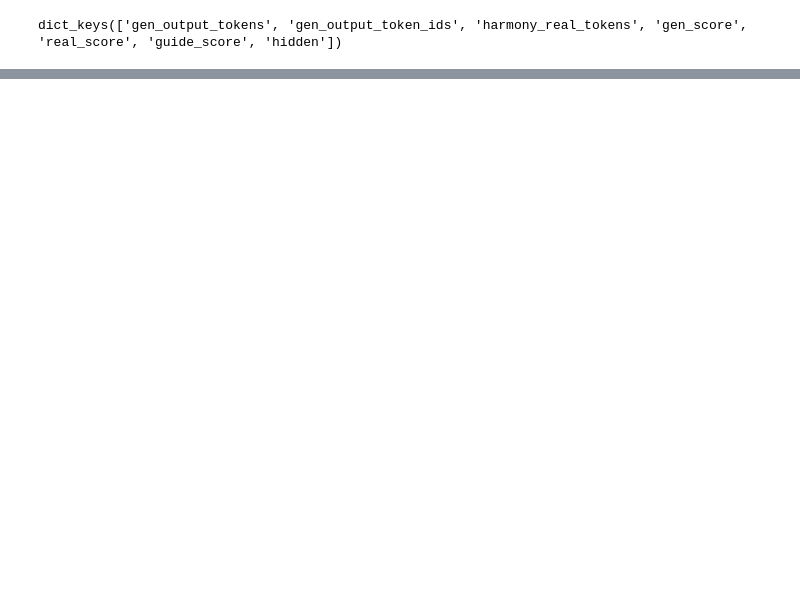
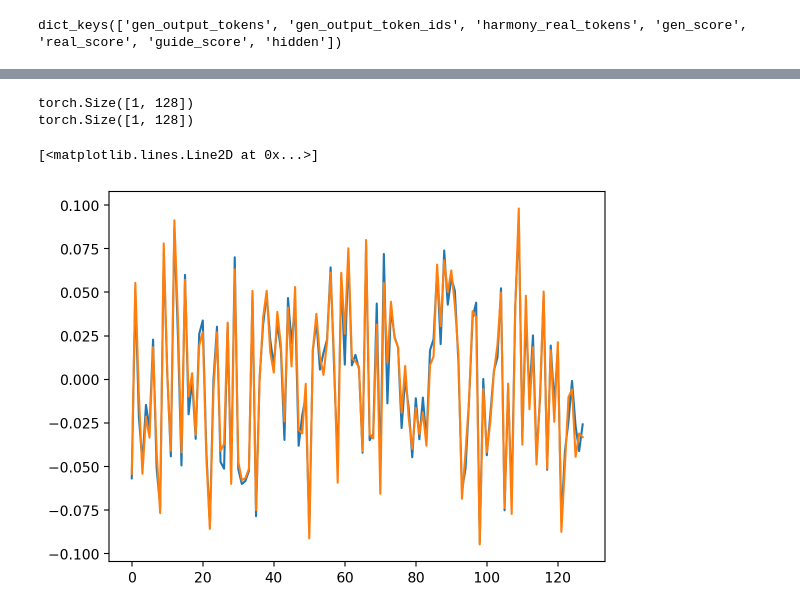
Before and after one commit to maximoskp/GraphMelHarm, a Jupyter notebook: test_generate.ipynb, the cells around one changed output, grey strips where cells are left out. Saved outputs shown, nothing was run; the diff lists cells and outputs as text; code cells hidden in the pictures; blank space fills up the shorter version.

```diff
--- a/test_generate.ipynb
+++ b/test_generate.ipynb
@@ -136,9 +136,10 @@ loading nott
 # in_seq = 'b_F#:7_@2;B:7_@2b_E:7_@2;A#:7_@2;'
 # in_seq = 'b_A#:7_@2;A:min6_@2'
 # in_seq = 'b_F:min_@2;A#:min_@2'
+# in_seq = 'b_E:min6_@2;A:7_@2b_F:min6_@2;A#:7_@2'
+# in_seq = 'G:maj;D:maj;G#:maj;D#:maj'
 # in_seq = 'b_E:7_@2;A:7_@2b_F:7_@2;A#:7_@2'
-in_seq = 'b_E:min6_@2;A:7_@2b_F:min6_@2;A#:7_@2'
-# in_seq = 'G:maj;D:maj;G#:maj;D#:maj'
+in_seq = 'b_D:min11_@2;B:min11_@2b_C:min11_@2;F#:min11_@2'
 # %%
 y_graph_FiLM = get_graph_embeddings_from_string_with_model(in_seq, graph_model_FiLM)
 y_graph_LoRA = get_graph_embeddings_from_string_with_model(in_seq, graph_model_LoRA)
@@ -346,0 +357,26 @@ m.make_bilstm_seq_of_segment(0,4)
+# %%
+cos = torch.nn.CosineSimilarity(dim=1, eps=1e-6)
+
+start_bar = 0
+for seq_len in [16, 8, 4, 2]:
+    step = seq_len//2
+    end_bar = start_bar + seq_len
+    while end_bar <= 16:
+        print(f'start_bar: {start_bar} - end_bar: {end_bar}')
+        m.make_graph_of_segment(start_bar, end_bar)
+        tmp_graph_emb = graph_model_HyperNetwork(m.segment_graph.to(device))
+        print(f'graph : {cos(y_graph_HyperNetwork, tmp_graph_emb).item()}')
+        m.make_bilstm_seq_of_segment(start_bar, end_bar)
+        tmp_bilstm_emb = bilstm_model(
+            m.segment_bilstm.unsqueeze(0).to(device),
+            torch.tensor([m.segment_bilstm.shape[0]]).to(device)
+        )
+        print(f'bilstm: {cos(y_bilstm, tmp_bilstm_emb).item()}')
+        tmp_token_emb = token_bilstm_model(
+            m.segment_tokens.unsqueeze(0).to(device),
+            torch.tensor([len(m.segment_tokens)]).to(device)
+        )
+        print(f'token : {cos(y_token_bilstm, tmp_token_emb).item()}')
+        start_bar += step
+        end_bar = start_bar + seq_len
+    start_bar = 0
@@ -346,0 +401,6 @@ m.make_bilstm_seq_of_segment(0,4)
+# %%
+print(y_token_bilstm.shape)
+print(tmp_token_emb.shape)
+# %% [output]
+torch.Size([1, 128])
+torch.Size([1, 128])
@@ -346,0 +409,6 @@ m.make_bilstm_seq_of_segment(0,4)
+# %%
+plt.plot(y_token_bilstm.detach().cpu()[0,:].numpy())
+plt.plot(tmp_token_emb.detach().cpu()[0,:].numpy())
+# %% [output]
+[<matplotlib.lines.Line2D at 0x...>]
+[figure, added]
```
Also changed, not shown: parts of 12 cells of this notebook, 13 other files.
